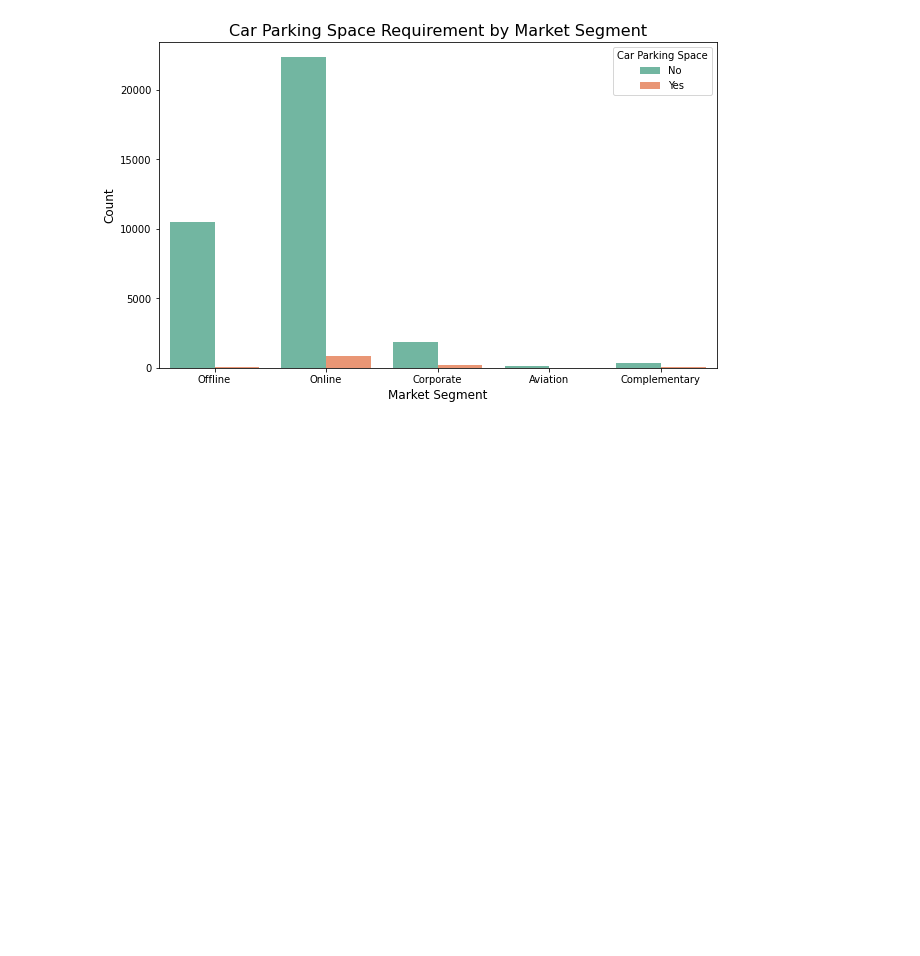
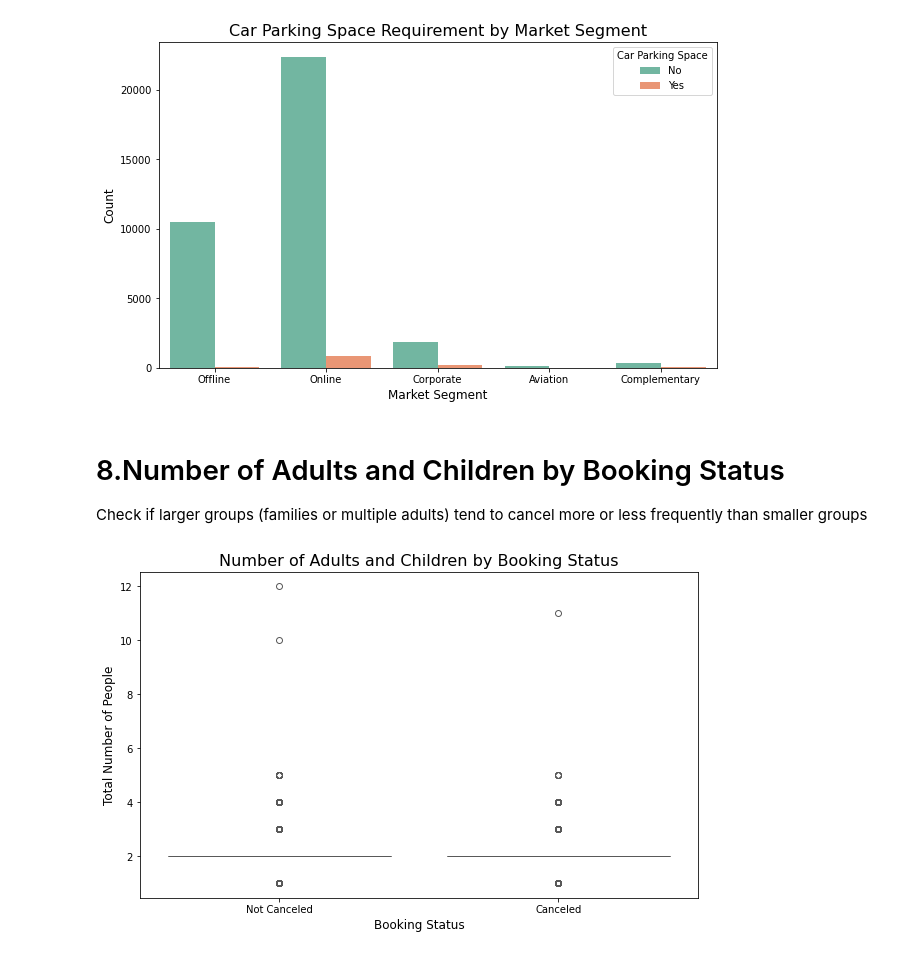
Before and after one commit to Cellula-Tech/Machine-Learning-2024-Winter-Intern-, a Jupyter notebook: cellula_first_task.ipynb, the cells around one changed output. Cells and saved outputs as stored; diff of their text form; code cells hidden in the pictures; blank space fills up the shorter version.

Commit message:
added Number of Adults and Children by Booking Status plot

```diff
--- a/cellula_first_task.ipynb
+++ b/cellula_first_task.ipynb
@@ -148,3 +148,19 @@ ax.legend(handles, new_labels, title='Car Parking Space')
 plt.show()
 # %% [output]
 [figure]
+# %% [markdown]
+# 8.Number of Adults and Children by Booking Status
+Check if larger groups (families or multiple adults) tend to cancel more or less frequently than smaller groups
+# %%
+df['total_people'] = df['number of adults'] + df['number of children']
+
+plt.figure(figsize=(10, 6))
+sns.boxplot(x='booking status', y='total_people', data=df, hue='booking status', palette='Set2')
+
+plt.title('Number of Adults and Children by Booking Status', fontsize=16)
+plt.xlabel('Booking Status', fontsize=12)
+plt.ylabel('Total Number of People', fontsize=12)
+
+plt.show()
+# %% [output]
+[figure, added]
```
